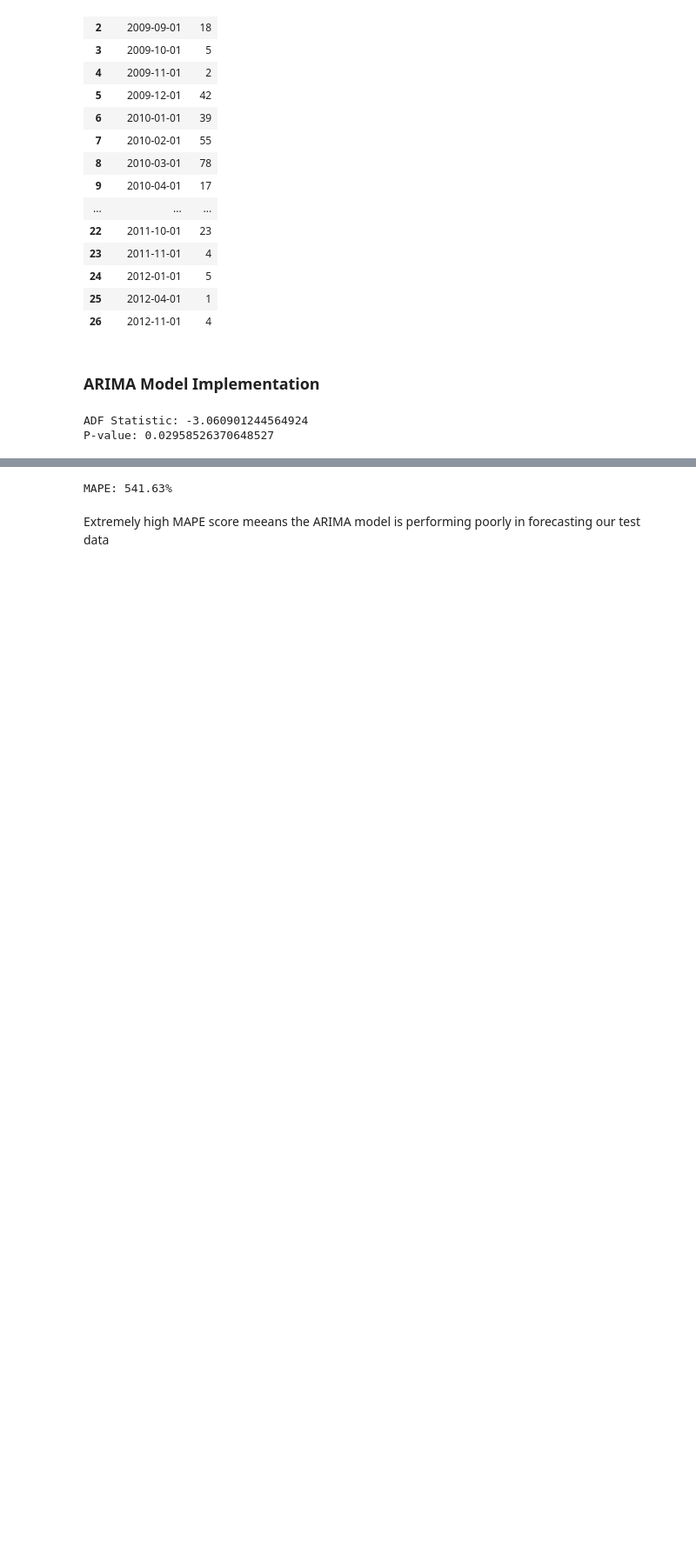
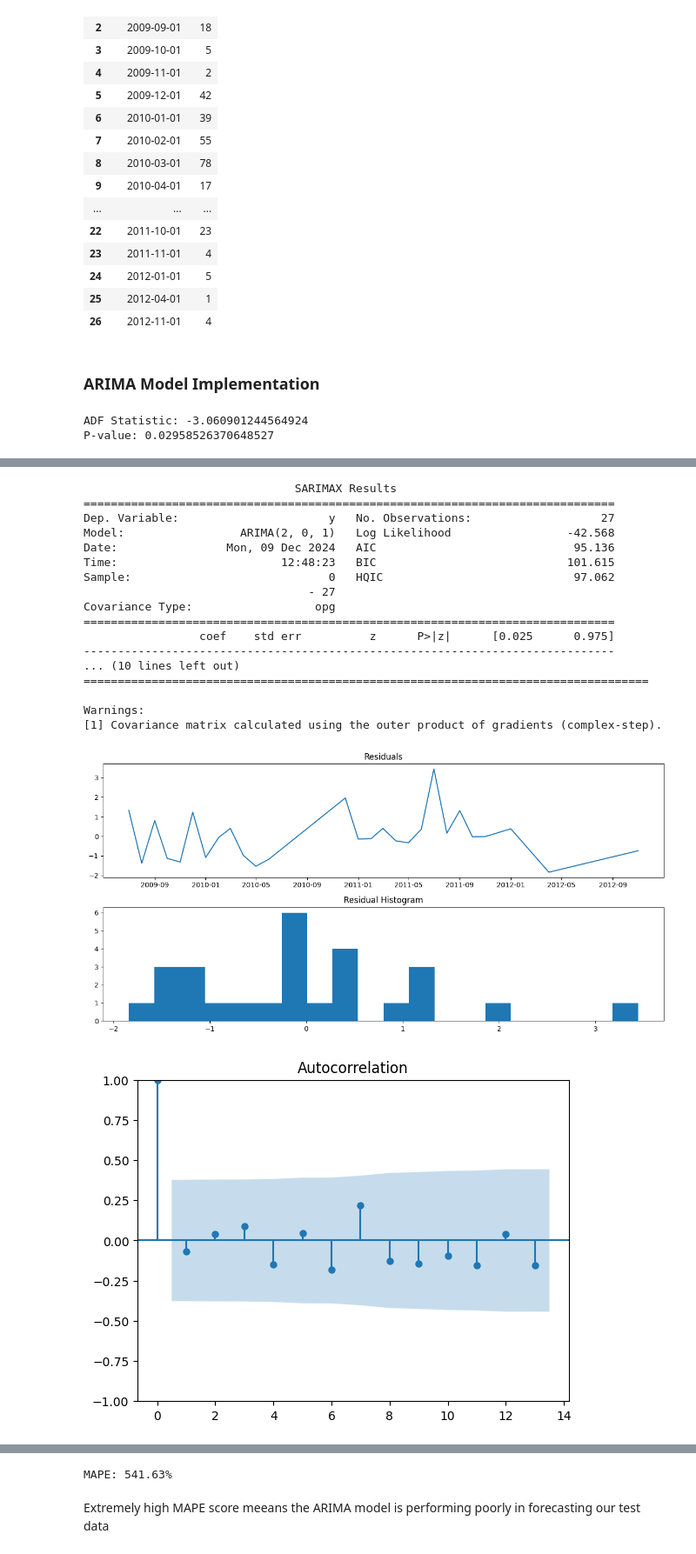
Before and after one commit to mn42899/predictive_modelling, a Jupyter notebook: hackathon_prep.ipynb, the cells around one changed output, grey strips where cells are left out. Shown at 87% size. Cells and saved outputs as stored; diff of their text form; code cells hidden in the pictures; blank space fills up the shorter version.

```diff
--- a/hackathon_prep.ipynb
+++ b/hackathon_prep.ipynb
@@ -497,10 +527,3 @@ print(f"P-value: {result[1]}")
 # %% [output]
 ADF Statistic: -3.060901244564924
 P-value: 0.02958526370648527
-# %%
-# Train ARIMA model
-model = ARIMA(monthly_orders, order=(1, 1, 1))
-model_fit = model.fit()
-
-# Print model summary
-print(model_fit.summary())
@@ -524,0 +564,73 @@ Warnings:
+# %%
+# Step 3: Fit the Model with Optimal Parameters
+optimal_order = best_pdq
+model = ARIMA(monthly_orders_log, order=optimal_order)
+model_fit = model.fit()
+
+# Print Summary
+print(model_fit.summary())
+
+# Step 4: Check Residuals
+residuals = model_fit.resid
+
+# Plot Residuals
+plt.figure(figsize=(12, 6))
+plt.subplot(211)
+plt.plot(residuals)
+plt.title("Residuals")
+plt.subplot(212)
+plt.hist(residuals, bins=20)
+plt.title("Residual Histogram")
+plt.tight_layout()
+plt.show()
+
+# Check Autocorrelation of Residuals
+plot_acf(residuals)
+plot_pacf(residuals)
+plt.show()
+
+# Ljung-Box Test for Residual Autocorrelation
+lb_test = acorr_ljungbox(residuals, lags=[10], return_df=True)
+print(lb_test)
+
+# Step 5: Forecast Future Values
+num_steps = 10  # Adjust the number of steps to forecast
+forecast = model_fit.forecast(steps=num_steps)
+
+# Generate the correct time index for the forecast
+last_date = monthly_orders.index[-1]
+forecast_index = pd.date_range(start=last_date, periods=num_steps + 1, freq='M')[1:]  # Match the frequency of your data
+forecast = pd.Series(forecast.values, index=forecast_index)
+
+# Reverse log transformation for visualization (if applicable)
+forecast_original = np.exp(forecast) - 1  # Reverse log transform
+
+# Plot Forecast
+plt.figure(figsize=(10, 6))
+plt.plot(monthly_orders, label="Original Data")
+plt.plot(forecast_original, label="Forecast", color="red")
+plt.legend()
+plt.title("Improved ARIMA Forecast")
+plt.xlabel("Time")
+plt.ylabel("Values")
+plt.show()
+# %% [output]
+                               SARIMAX Results
+==============================================================================
+Dep. Variable:                      y   No. Observations:                   27
+Model:                 ARIMA(2, 0, 1)   Log Likelihood                 -42.568
+Date:                Mon, 09 Dec 2024   AIC                             95.136
+Time:                        12:48:23   BIC                            101.615
+Sample:                             0   HQIC                            97.062
+                                 - 27
+Covariance Type:                  opg
+==============================================================================
+                 coef    std err          z      P>|z|      [0.025      0.975]
+------------------------------------------------------------------------------
+... (10 lines left out)
+===================================================================================
+
+Warnings:
+[1] Covariance matrix calculated using the outer product of gradients (complex-step).
+[figure, added]
+[figure, added]
```
Also changed, not shown: parts of 30 cells of this notebook.
